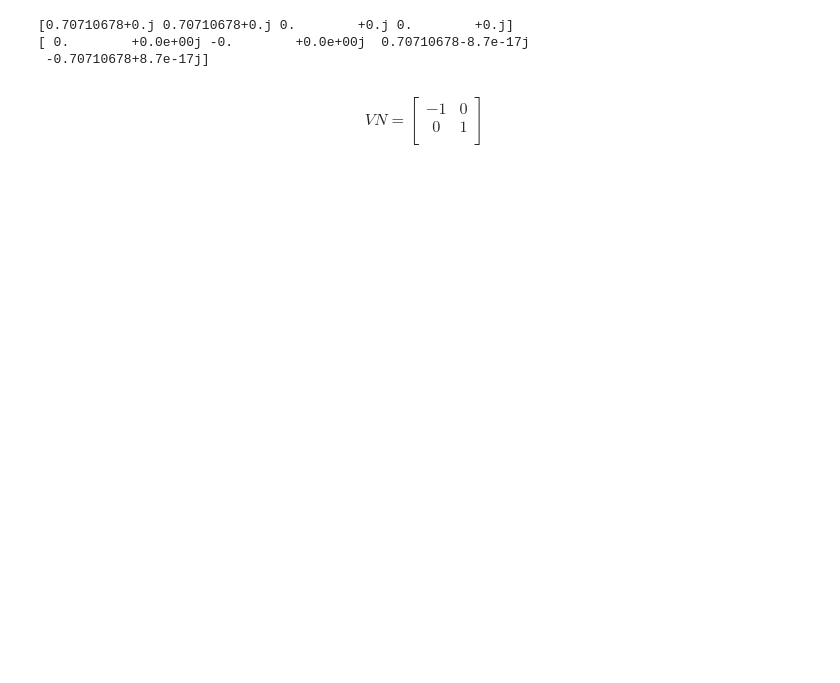
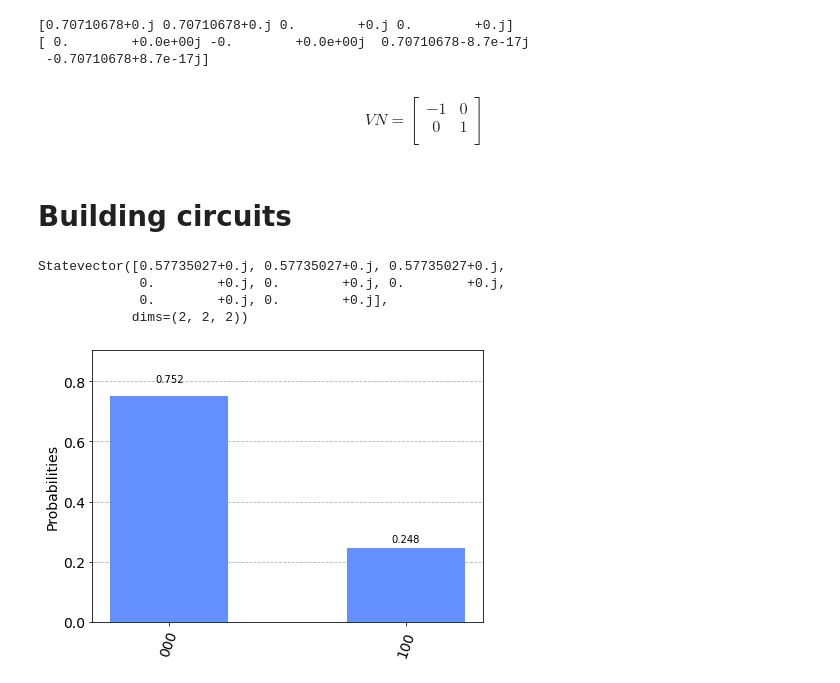
Before and after one commit to jmhuer/utaustin_QuantumInfo, a Jupyter notebook: calculator2.ipynb, the cells around one changed output. Cells and saved outputs as stored; diff of their text form; code cells hidden in the pictures; blank space fills up the shorter version.

```diff
--- a/calculator2.ipynb
+++ b/calculator2.ipynb
@@ -251,3 +289,35 @@ $$
  0 & 1  \\
  \end{bmatrix}
 $$
+# %% [markdown]
+# Building circuits
+# %%
+from qiskit import *
+from qiskit import QuantumCircuit, execute
+from qiskit.providers.aer import QasmSimulator
+
+meas = QuantumCircuit(3, 3)
+# Add a H gate on qubit 0, putting this qubit in superposition.
+meas.initialize([1,0,0,0,0,0,0,0])
+
+meas.h(0)
+meas.h(1)
+meas.ccx(0,1,2)
+
+meas.measure(2,2)
+meas.save_statevector()
+
+backend = QasmSimulator()
+backend_options = {'method': 'statevector'}
+job = execute(meas, backend, backend_options=backend_options)
+job_result = job.result()
+print(job_result.get_statevector(meas))
+
+counts = job_result.get_counts(meas)
+plot_histogram(counts)
+# %% [output]
+Statevector([0.57735027+0.j, 0.57735027+0.j, 0.57735027+0.j,
+             0.        +0.j, 0.        +0.j, 0.        +0.j,
+             0.        +0.j, 0.        +0.j],
+            dims=(2, 2, 2))
+[figure, added]
```
Also changed, not shown: parts of 7 cells of this notebook.
